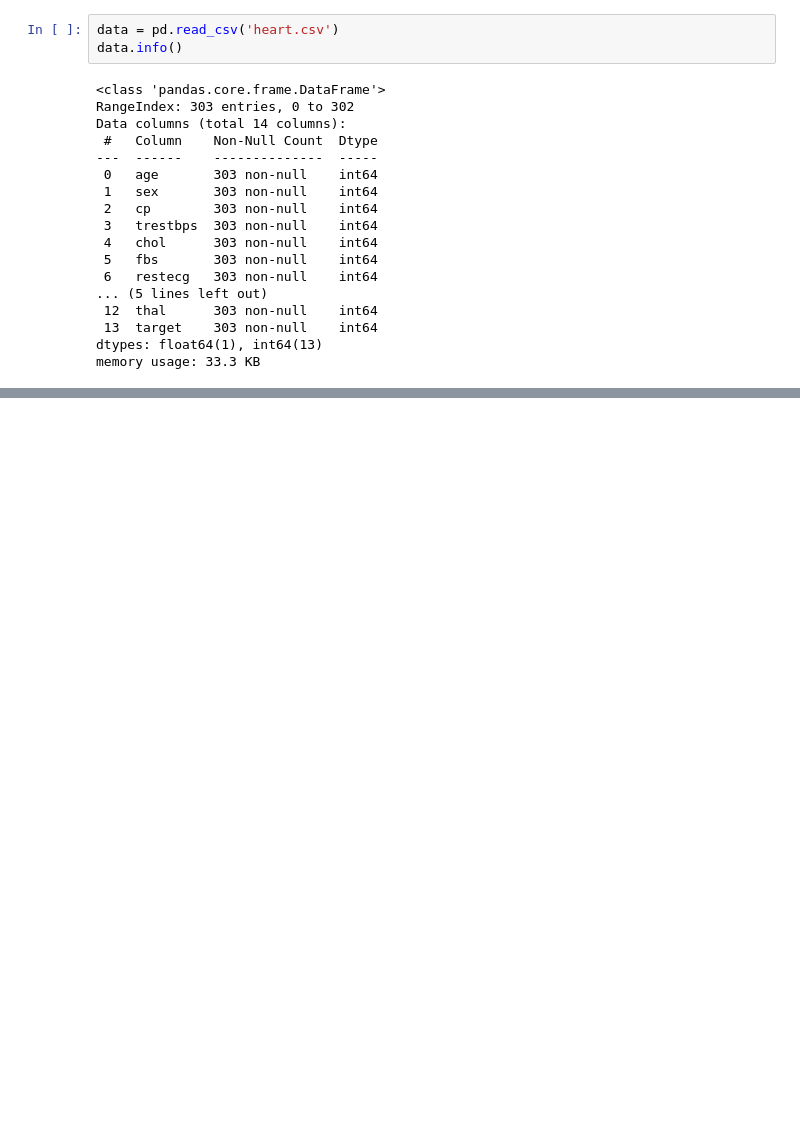
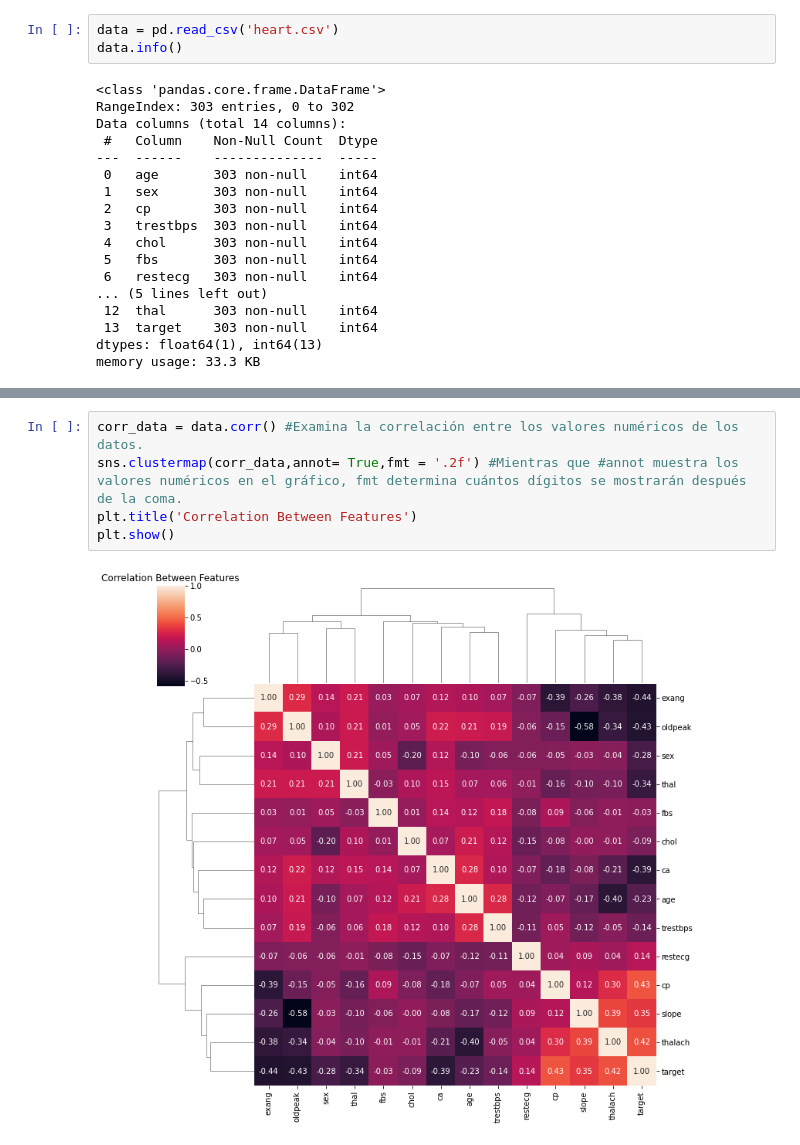
Before and after one commit to MyFirstVlog/ProyectFinalS3, a Jupyter notebook: proyectoFinalSenales3.ipynb, the cells around one changed output, grey strips where cells are left out. Cells and saved outputs as stored; diff of their text form; blank space fills up the shorter version.

```diff
--- a/proyectoFinalSenales3.ipynb
+++ b/proyectoFinalSenales3.ipynb
@@ -62,0 +109,7 @@ Data Shape (303, 14)
+# %%
+corr_data = data.corr() #Examina la correlación entre los valores numéricos de los datos.
+sns.clustermap(corr_data,annot= True,fmt = '.2f') #Mientras que #annot muestra los valores numéricos en el gráfico, fmt determina cuántos dígitos se mostrarán después de la coma.
+plt.title('Correlation Between Features')
+plt.show()
+# %% [output]
+[figure, added]
```
Also changed, not shown: parts of 19 cells of this notebook.
